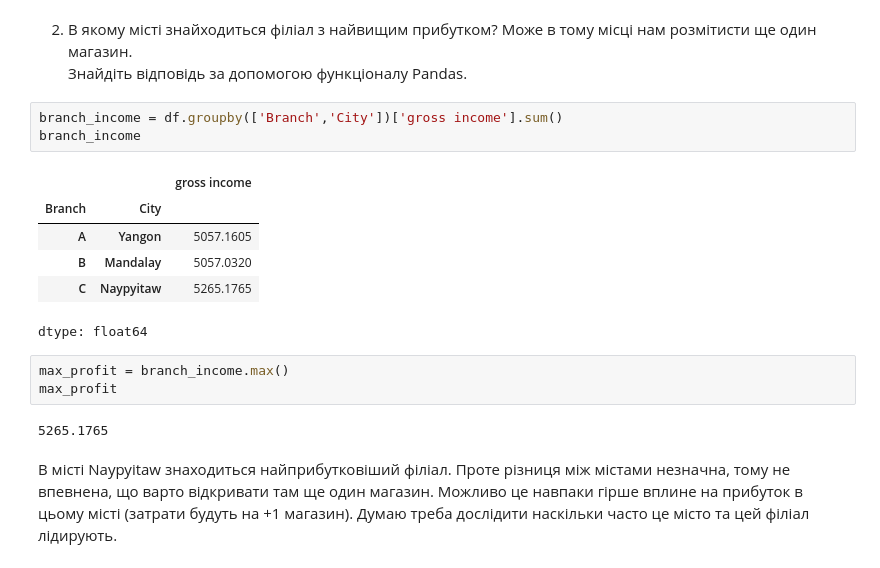
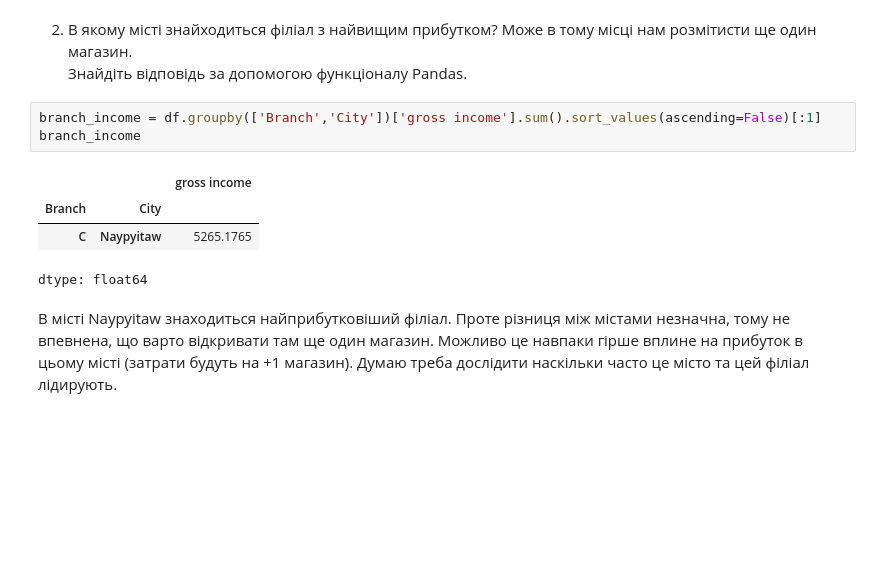
Before and after one commit to YanaGrytsiyenko/home_task_for_course, a Jupyter notebook: HW_3_4_apply_groupby_pivot_table.ipynb, the cells around one changed output. Saved outputs shown, nothing was run; the diff lists cells and outputs as text; blank space fills up the shorter version.

```diff
--- a/HW_3_4_apply_groupby_pivot_table.ipynb
+++ b/HW_3_4_apply_groupby_pivot_table.ipynb
@@ -29,20 +27,13 @@ dtype: float64
 2. В якому місті знайходиться філіал з найвищим прибутком? Може в тому місці нам розмітисти ще один магазин.
 Знайдіть відповідь за допомогою функціоналу Pandas.
 # %%
-branch_income = df.groupby(['Branch','City'])['gross income'].sum()
+branch_income = df.groupby(['Branch','City'])['gross income'].sum().sort_values(ascending=False)[:1]
 branch_income
 # %% [output]
 |  |  | gross income |
 | Branch | City |  |
-| A | Yangon | 5057.1605 |
-| B | Mandalay | 5057.0320 |
 | C | Naypyitaw | 5265.1765 |
 dtype: float64
-# %%
-max_profit = branch_income.max()
-max_profit
-# %% [output]
-5265.1765
 # %% [markdown]
 В місті Naypyitaw	знаходиться найприбутковіший філіал. Проте різниця між містами незначна, тому не впевнена, що варто відкривати там ще один магазин. Можливо це навпаки гірше вплине на прибуток в цьому місті (затрати будуть на +1 магазин).
 Думаю треба дослідити наскільки часто це місто та цей філіал лідирують.
```
Also changed, not shown: parts of 3 cells of this notebook.
